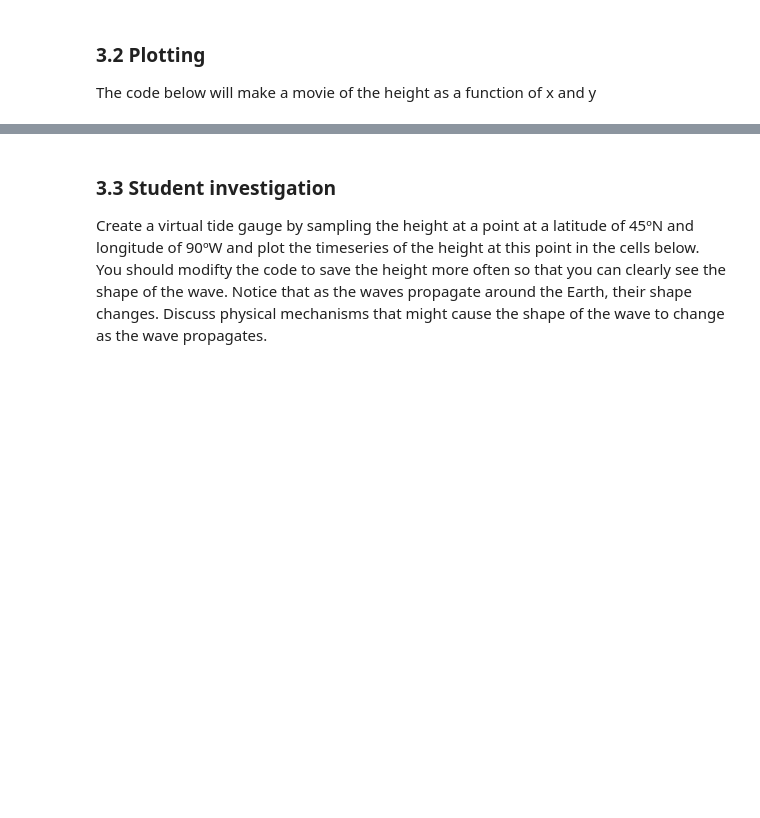
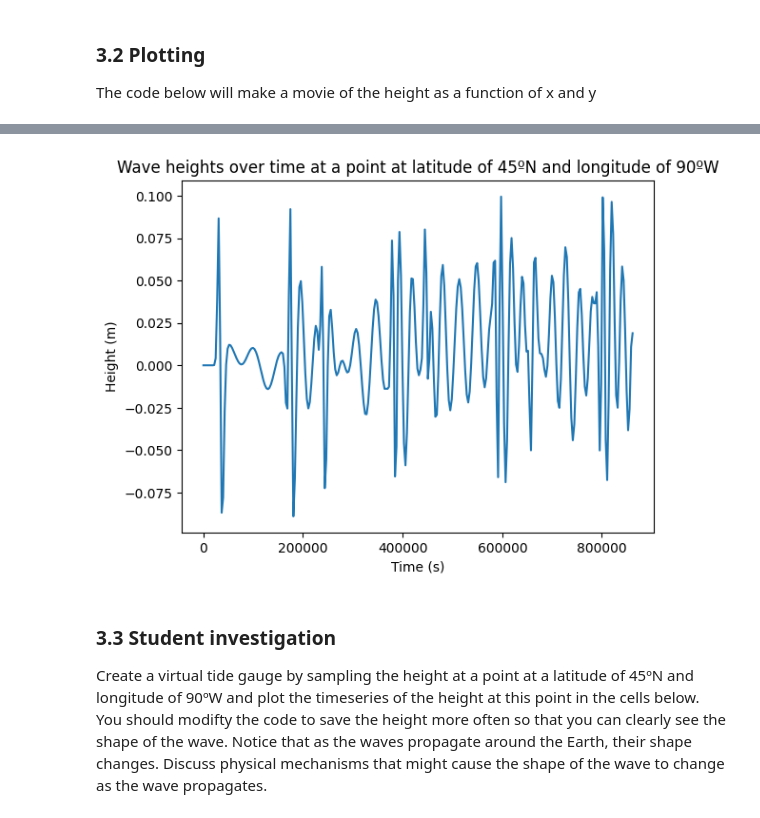
Before and after one commit to isabelgilchristmiller/QCES, a Jupyter notebook: Project3_tsunami.ipynb, the cells around one changed output, grey strips where cells are left out. Cells and saved outputs as stored; diff of their text form; code cells hidden in the pictures; blank space fills up the shorter version.

```diff
--- a/Project3_tsunami.ipynb
+++ b/Project3_tsunami.ipynb
@@ -532,17 +549,25 @@ solver = problem.build_solver(dedalus.RK222)
 solver.stop_sim_time = stop_sim_time
 
 h.change_scales(1)
-h_save = [np.copy(h['g'])]; t_save = [solver.sim_time]; # Save the initial condition and the initial time
+h_save = [np.copy(h['g'])] # Save the initial condition
+t_save = [solver.sim_time] # Save the initial time
+h_sample = [np.copy(h['g'][96,48])]
+t_sample = [solver.sim_time]
+      #h = array with phi (longitude) in x position and theta (latitude) in y position
+
 # Main loop
 try:
     logger.info('Starting main loop')
     while solver.proceed:
         solver.step(timestep)
         if (solver.iteration-1) % 10 == 0:
-            logger.info('Iteration=%i, Time=%e, dt=%e' %(solver.iteration, solver.sim_time, timestep))
             h.change_scales(1)
             h_save.append(np.copy(h['g']))
             t_save.append(solver.sim_time)
+        if (solver.iteration-1) % 5 == 0:
+            h.change_scales(1)
+            h_sample.append(np.copy(h['g'][96,48]))
+            t_sample.append(solver.sim_time)
 except:
     logger.error('Exception raised, triggering end of main loop.')
     raise
@@ -550,3 +575,4 @@ finally:
     solver.log_stats()
 
 h_save = np.array(h_save)
+h_sample = np.array(h_sample)
@@ -580,3 +627,11 @@ HTML(anim.to_html5_video())
+# %%
+plt.plot(t_sample, h_sample)
+plt.title('Wave heights over time at a point at latitude of 45ºN and longitude of 90ºW')
+plt.xlabel('Time (s)')
+plt.ylabel('Height (m)')
+plt.show()
+# %% [output]
+[figure, added]
 # %% [markdown]
 ### 3.3 Student investigation
 <a id='section3pt3'></a>
```
Also changed, not shown: parts of 14 cells of this notebook.
